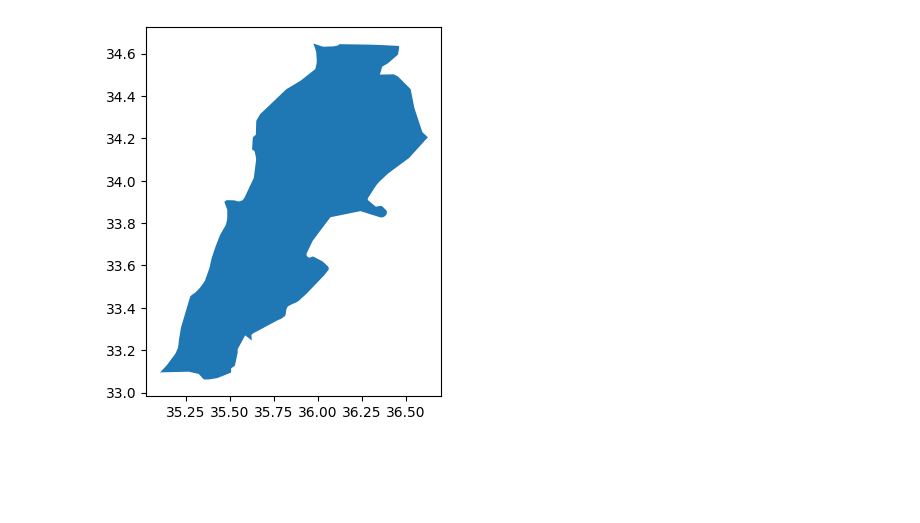
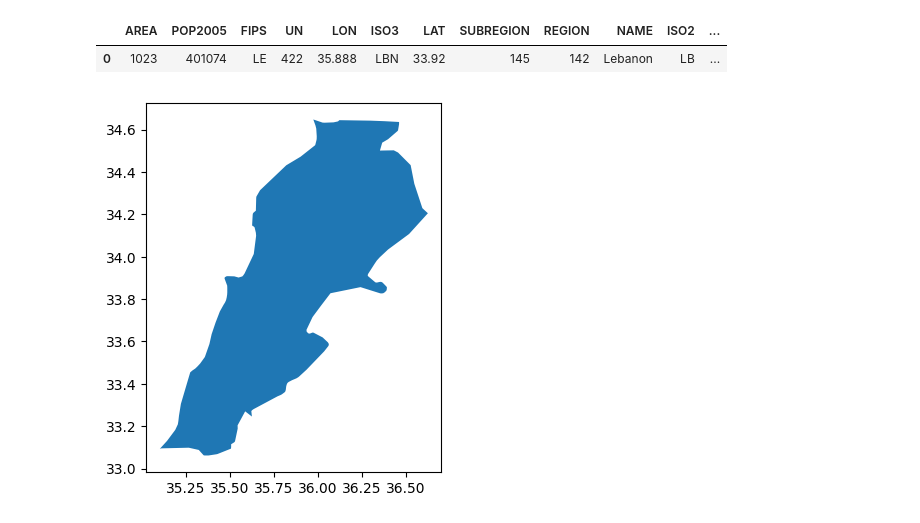
Before and after one commit to Rami-ismail/FYP_SnowCoveredArea, a Jupyter notebook: inferScfBasin.ipynb, the cells around one changed output. Saved outputs shown, nothing was run; the diff lists cells and outputs as text; code cells hidden in the pictures; blank space fills up the shorter version.

```diff
--- a/inferScfBasin.ipynb
+++ b/inferScfBasin.ipynb
@@ -38,8 +73,11 @@ dsFullExtentSel = dsFullExtent.sel(time=datesSel)
 # %%
 #sf = gpd.reavaluesile('shp/AlpsCatchmentsEEAlonlat.shp')
 sf = gpd.read_file('shp/Lebanonshp/LebanonAoi.shp')
 sf.plot();
+sf
 # %% [output]
+|  | AREA | POP2005 | FIPS | UN | LON | ISO3 | LAT | SUBREGION | REGION | NAME | ISO2 | ... |
+| 0 | 1023 | 401074 | LE | 422 | 35.888 | LBN | 33.92 | 145 | 142 | Lebanon | LB | ... |
 [figure]
 # %%
 for ibv in range(0,len(sf)):
```
Also changed, not shown: parts of 3 cells of this notebook, 6 other files.
